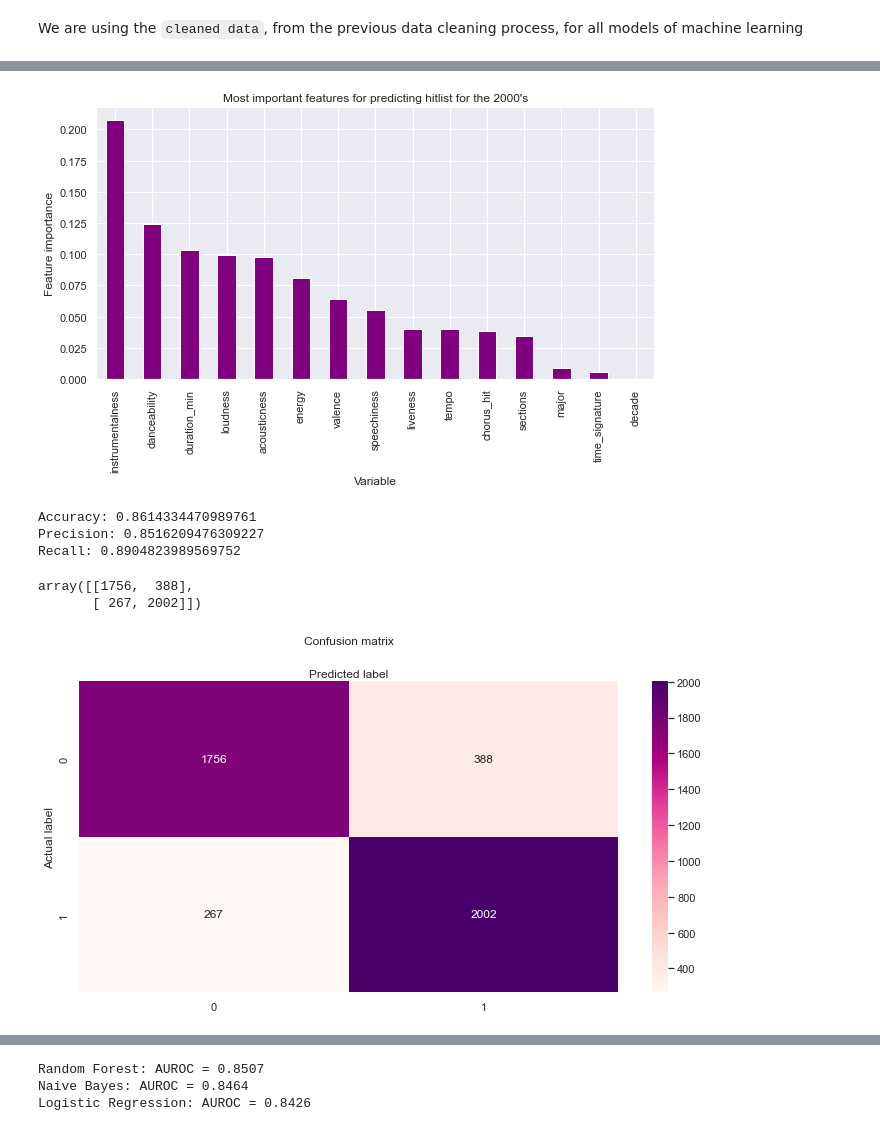
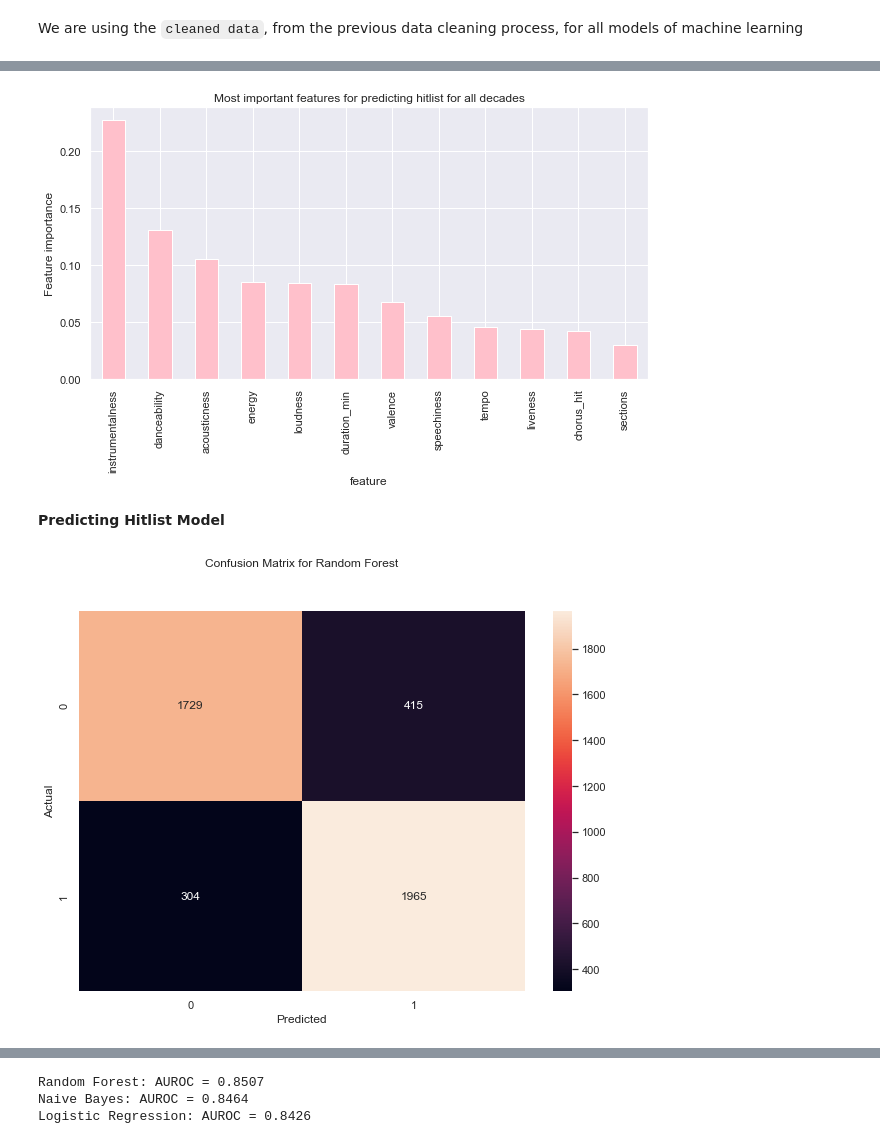
Before and after one commit to gabriellenicole/spotify-hitlist, a Jupyter notebook: IE0005_MiniProject_SpotifyHitPredictor.ipynb, the cells around one changed output, grey strips where cells are left out. Saved outputs shown, nothing was run; the diff lists cells and outputs as text; code cells hidden in the pictures.

```diff
--- a/IE0005_MiniProject_SpotifyHitPredictor.ipynb
+++ b/IE0005_MiniProject_SpotifyHitPredictor.ipynb
@@ -750,0 +707,3 @@ array([[611, 184],
+# %%
+numericalFeats =  ['danceability', 'energy', 'loudness', 'speechiness', 'acousticness',
+                   'instrumentalness', 'liveness','valence', 'tempo', 'chorus_hit','sections','duration_min']
@@ -950,0 +909,12 @@ aughts_feat_vars
+# %%
+# Train and test split
+x = df[numericalFeats]
+y = df['hitlist']
+x_train,x_test,y_train,y_test=train_test_split(x,y,test_size=0.25,random_state=0)
+# %%
+# Making Random Forest Model
+RF = RandomForestClassifier()
+RF.fit(x_train, y_train)
+
+RFprob = RF.predict_proba(x_test)[::,1]
+RFpred = RF.predict(x_test)
@@ -951,46 +942,20 @@ aughts_feat_vars
 # %%
-aughts_feat_vars.plot(kind='bar', color = "purple", title = "Most important features for predicting hitlist for the 2000's", legend = None)
-plt.savefig('aughts_feature_importance_bar.jpg')
+importances.plot(kind='bar', color = "pink", title = "Most important features for predicting hitlist for all decades", legend = None)
 plt.ylabel('Feature importance')
 plt.show()
 # %% [output]
-[figure, old version]
+[figure, new version]
-# %%
-print("Accuracy:",metrics.accuracy_score(y3_test, y3_pred))
-print("Precision:",metrics.precision_score(y3_test, y3_pred))
-print("Recall:",metrics.recall_score(y3_test, y3_pred))
-# %% [output]
-Accuracy: 0.8614334470989761
-Precision: 0.8516209476309227
-Recall: 0.8904823989569752
-# %%
-X = df[columns]
-y = df['hitlist']
-
-X_train,X_test,y_train,y_test=train_test_split(X,y,test_size=0.25,random_state=0)
-RF = RandomForestClassifier()
-RF.fit(X_train, y_train)
-y_pred = RF.predict(X_test)
-
-cnf_matrix = metrics.confusion_matrix(y_test, y_pred)
-cnf_matrix
-# %% [output]
-array([[1756,  388],
-       [ 267, 2002]])
+# %% [markdown]
+**Predicting Hitlist Model**
 # %%
-plt.rcParams['figure.figsize']=(10,5)
-class_names=[0,1]
-fig, ax = plt.subplots()
-tick_marks = np.arange(len(class_names))
-plt.xticks(tick_marks, class_names)
-plt.yticks(tick_marks, class_names)
+y_pred = RF.predict(x_test)
+cnf_matrix = metrics.confusion_matrix(y_test, y_pred)
 
-sb.heatmap(pd.DataFrame(cnf_matrix), annot=True, cmap="RdPu" ,fmt='g')
-ax.xaxis.set_label_position("top")
-plt.tight_layout()
-plt.title('Confusion matrix', y=1.1)
-plt.ylabel('Actual label')
-plt.xlabel('Predicted label')
+plt.figure(figsize=(10,7))
+sb.heatmap(cnf_matrix, annot=True, fmt = 'g')
+plt.title('Confusion Matrix for Random Forest', y=1.1)
+plt.ylabel('Actual')
+plt.xlabel('Predicted')
 plt.show()
 # %% [output]
-[figure, old version]
+[figure, new version]
```
Also changed, not shown: parts of 71 cells of this notebook.
